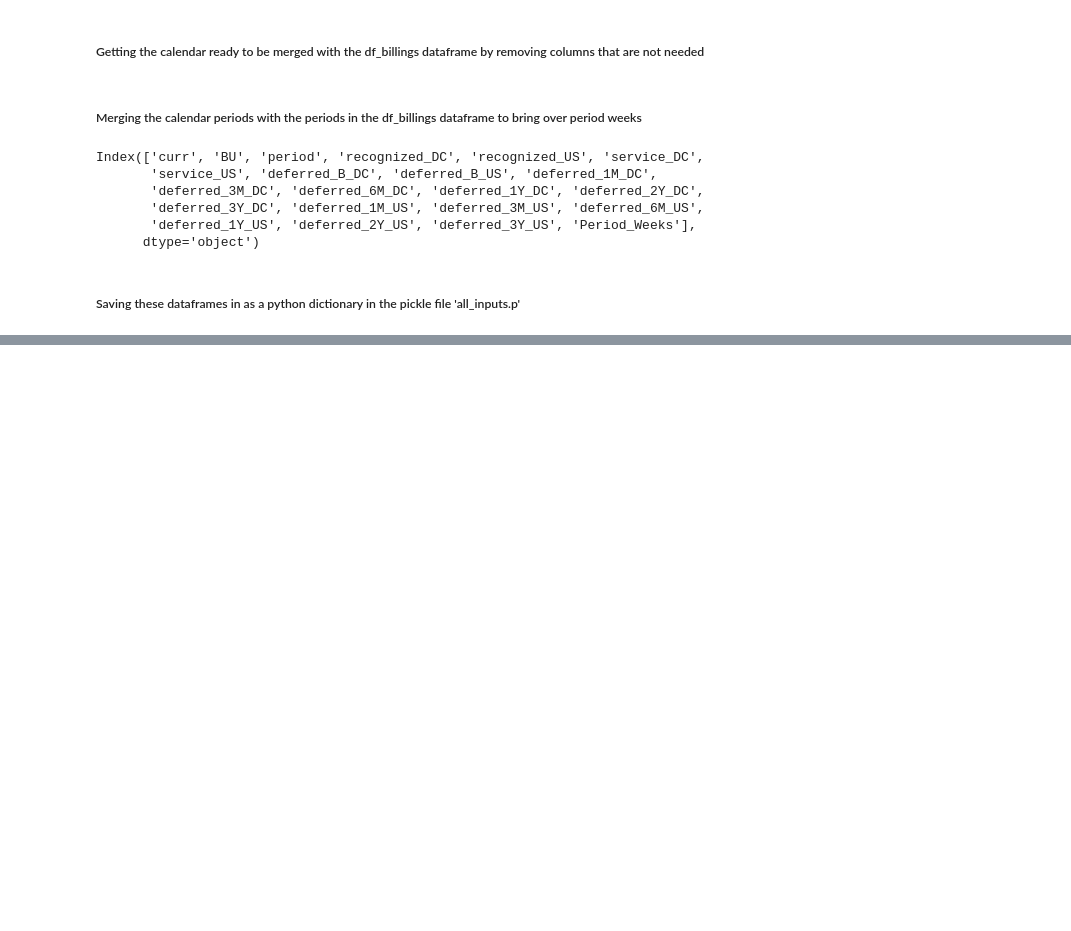
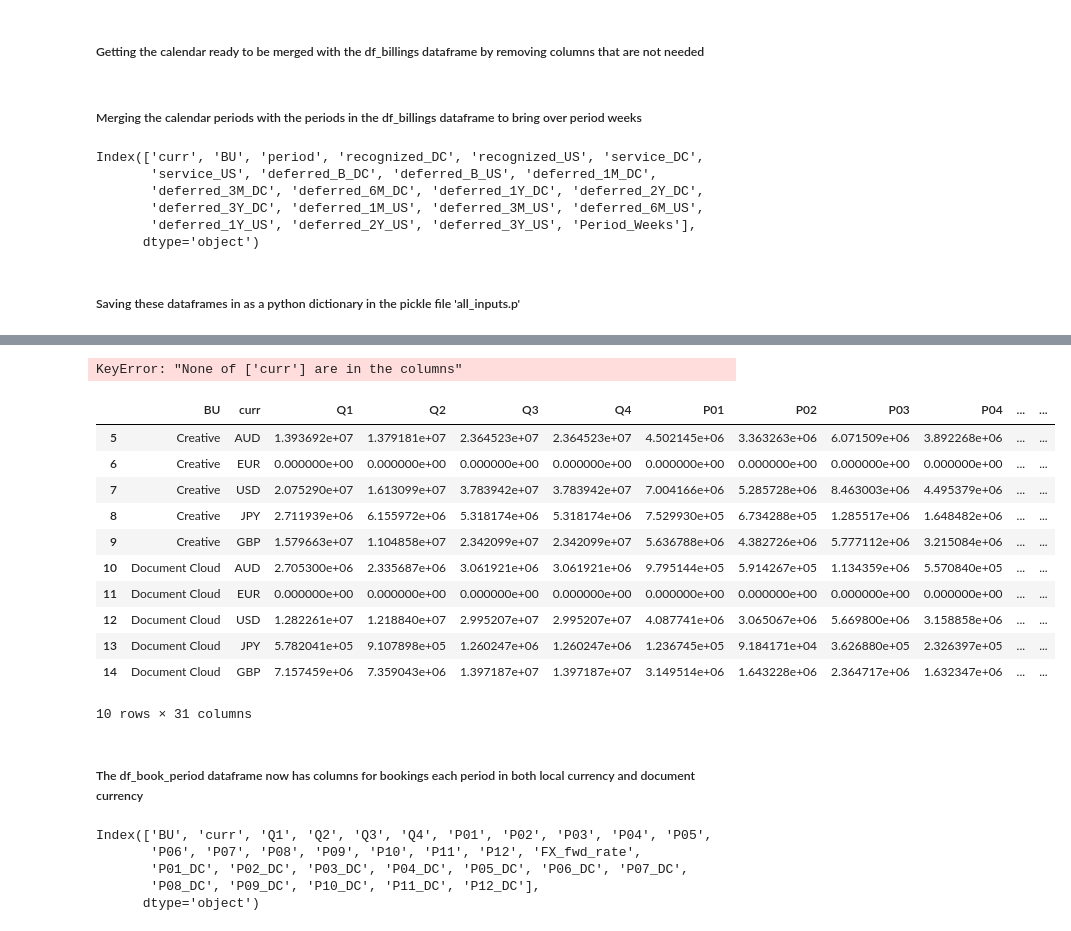
Before and after one commit to davidjsmith44/Deferred_Revenue_Forecast, a Jupyter notebook: notebooks/deferred_revenue_forecast.ipynb, the cells around one changed output, grey strips where cells are left out. Cells and saved outputs as stored; diff of their text form; code cells hidden in the pictures; blank space fills up the shorter version.

```diff
--- a/notebooks/deferred_revenue_forecast.ipynb
+++ b/notebooks/deferred_revenue_forecast.ipynb
@@ -1041,0 +1130,11 @@ pickle.dump(input_df_dict, open('../data/processed/all_inputs.p', 'wb'))
+# %%
+# creating dataframe of zeros
+l_BU = []
+l_curr = []
+for BU in list_BUs:
+    for curr in list_curr:
+        l_BU.append(BU)
+        l_curr.append(curr)
+#print(l_BU)
+#print(l_curr)
+l_zero = np.zeros(len(l_BU))
@@ -1041,0 +1303,2 @@ pickle.dump(input_df_dict, open('../data/processed/all_inputs.p', 'wb'))
+# %%
+df_book_period.drop(['bill_Q1_sum', 'bill_Q2_sum', 'bill_Q3_sum', 'bill_Q4_sum'], axis=1,inplace=True)
@@ -1041,0 +1307,57 @@ pickle.dump(input_df_dict, open('../data/processed/all_inputs.p', 'wb'))
+# %%
+df_FX_fwds.set_index('curr', inplace=True)
+
+list_fwds =[]
+for i in range(len(df_book_period['curr'])):
+    this_curr = df_book_period['curr'][i]
+
+    if this_curr == 'USD':
+        this_fwd=1
+    else:
+        this_fwd = df_FX_fwds.loc[this_curr, 'forward']
+
+
+    list_fwds.append(this_fwd)
+df_book_period['FX_fwd_rate'] = list_fwds
+
+df_book_period['P01_DC']=df_book_period['P01']* df_book_period['FX_fwd_rate']
+df_book_period['P02_DC']=df_book_period['P02']* df_book_period['FX_fwd_rate']
+df_book_period['P03_DC']=df_book_period['P03']* df_book_period['FX_fwd_rate']
+df_book_period['P04_DC']=df_book_period['P04']* df_book_period['FX_fwd_rate']
+df_book_period['P05_DC']=df_book_period['P05']* df_book_period['FX_fwd_rate']
+df_book_period['P06_DC']=df_book_period['P06']* df_book_period['FX_fwd_rate']
+df_book_period['P07_DC']=df_book_period['P07']* df_book_period['FX_fwd_rate']
+df_book_period['P08_DC']=df_book_period['P08']* df_book_period['FX_fwd_rate']
+df_book_period['P09_DC']=df_book_period['P09']* df_book_period['FX_fwd_rate']
+df_book_period['P10_DC']=df_book_period['P10']* df_book_period['FX_fwd_rate']
+df_book_period['P11_DC']=df_book_period['P11']* df_book_period['FX_fwd_rate']
+df_book_period['P12_DC']=df_book_period['P12']* df_book_period['FX_fwd_rate']
+# %% [output]
+KeyError: "None of ['curr'] are in the columns"
+# %%
+#df_book_period.head(10)
+#df_book_period.sample(10)
+df_book_period.tail(10)
+# %% [output]
+|  | BU | curr | Q1 | Q2 | Q3 | Q4 | P01 | P02 | P03 | P04 | ... | ... |
+| 5 | Creative | AUD | 1.393692e+07 | 1.379181e+07 | 2.364523e+07 | 2.364523e+07 | 4.502145e+06 | 3.363263e+06 | 6.071509e+06 | 3.892268e+06 | ... | ... |
+| 6 | Creative | EUR | 0.000000e+00 | 0.000000e+00 | 0.000000e+00 | 0.000000e+00 | 0.000000e+00 | 0.000000e+00 | 0.000000e+00 | 0.000000e+00 | ... | ... |
+| 7 | Creative | USD | 2.075290e+07 | 1.613099e+07 | 3.783942e+07 | 3.783942e+07 | 7.004166e+06 | 5.285728e+06 | 8.463003e+06 | 4.495379e+06 | ... | ... |
+| 8 | Creative | JPY | 2.711939e+06 | 6.155972e+06 | 5.318174e+06 | 5.318174e+06 | 7.529930e+05 | 6.734288e+05 | 1.285517e+06 | 1.648482e+06 | ... | ... |
+| 9 | Creative | GBP | 1.579663e+07 | 1.104858e+07 | 2.342099e+07 | 2.342099e+07 | 5.636788e+06 | 4.382726e+06 | 5.777112e+06 | 3.215084e+06 | ... | ... |
+| 10 | Document Cloud | AUD | 2.705300e+06 | 2.335687e+06 | 3.061921e+06 | 3.061921e+06 | 9.795144e+05 | 5.914267e+05 | 1.134359e+06 | 5.570840e+05 | ... | ... |
+| 11 | Document Cloud | EUR | 0.000000e+00 | 0.000000e+00 | 0.000000e+00 | 0.000000e+00 | 0.000000e+00 | 0.000000e+00 | 0.000000e+00 | 0.000000e+00 | ... | ... |
+| 12 | Document Cloud | USD | 1.282261e+07 | 1.218840e+07 | 2.995207e+07 | 2.995207e+07 | 4.087741e+06 | 3.065067e+06 | 5.669800e+06 | 3.158858e+06 | ... | ... |
+| 13 | Document Cloud | JPY | 5.782041e+05 | 9.107898e+05 | 1.260247e+06 | 1.260247e+06 | 1.236745e+05 | 9.184171e+04 | 3.626880e+05 | 2.326397e+05 | ... | ... |
+| 14 | Document Cloud | GBP | 7.157459e+06 | 7.359043e+06 | 1.397187e+07 | 1.397187e+07 | 3.149514e+06 | 1.643228e+06 | 2.364717e+06 | 1.632347e+06 | ... | ... |
+10 rows × 31 columns
+# %% [markdown]
+##### The df_book_period dataframe now has columns for bookings each period in both local currency and document currency
+# %%
+df_book_period.columns
+# %% [output]
+Index(['BU', 'curr', 'Q1', 'Q2', 'Q3', 'Q4', 'P01', 'P02', 'P03', 'P04', 'P05',
+       'P06', 'P07', 'P08', 'P09', 'P10', 'P11', 'P12', 'FX_fwd_rate',
+       'P01_DC', 'P02_DC', 'P03_DC', 'P04_DC', 'P05_DC', 'P06_DC', 'P07_DC',
+       'P08_DC', 'P09_DC', 'P10_DC', 'P11_DC', 'P12_DC'],
+      dtype='object')
```
Also changed, not shown: parts of 46 cells of this notebook.
